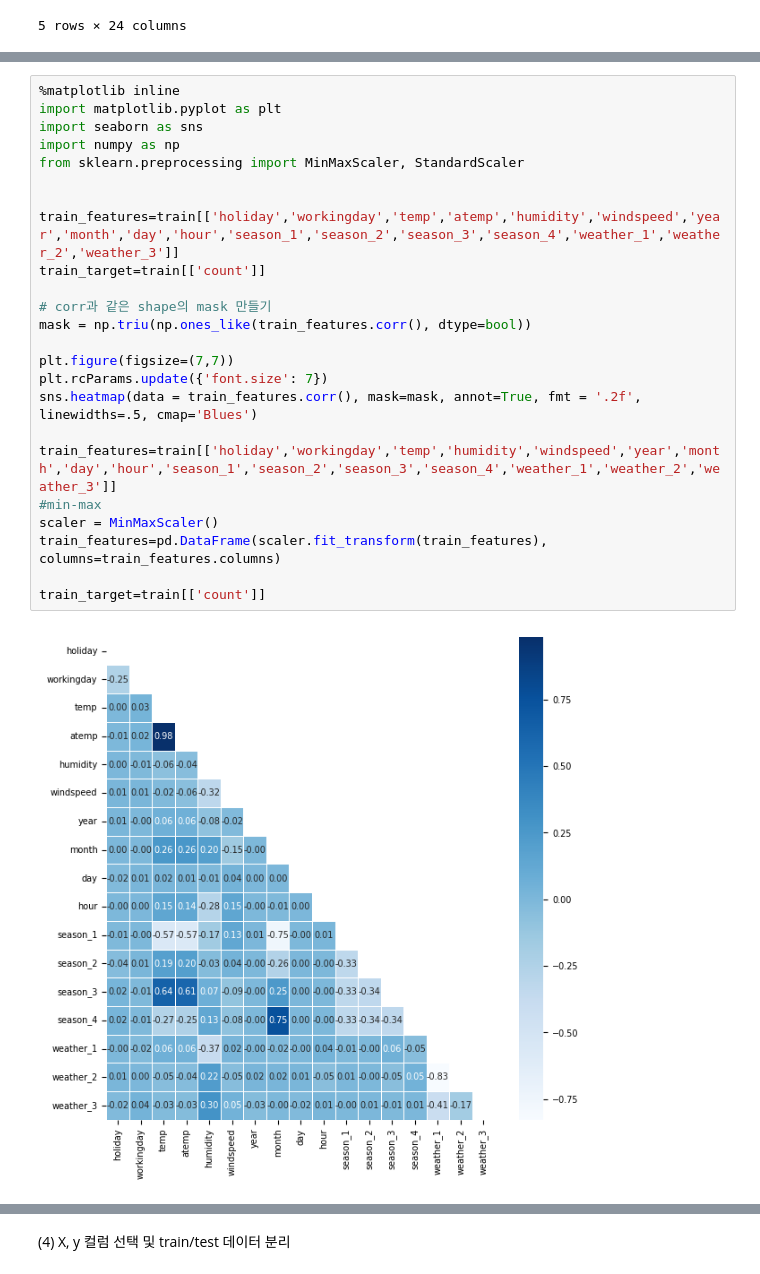
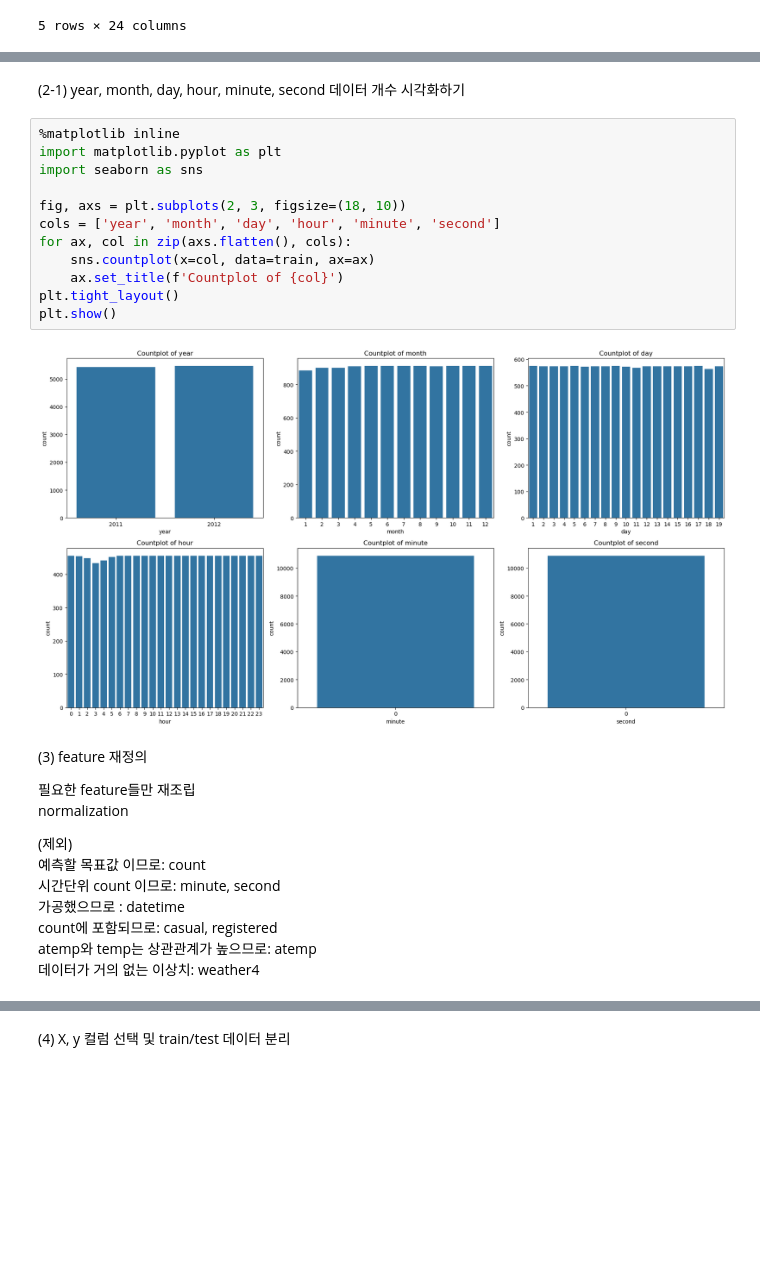
Before and after one commit to jacksju0/AIFFEL_quest_rs, a Jupyter notebook: Exploration/Ex01/BikeSharingDemand.ipynb, the cells around one changed output, grey strips where cells are left out. Drawn from its saved outputs; the diff is of its cells as text; blank space fills up the shorter version.

```diff
--- a/Exploration/Ex01/BikeSharingDemand.ipynb
+++ b/Exploration/Ex01/BikeSharingDemand.ipynb
@@ -92,26 +78,29 @@ atemp와 temp는 상관관계가 높으므로: atemp
+# %% [markdown]
+(2-1) year, month, day, hour, minute, second 데이터 개수 시각화하기
 # %%
 %matplotlib inline
 import matplotlib.pyplot as plt
 import seaborn as sns
-import numpy as np
-from sklearn.preprocessing import MinMaxScaler, StandardScaler
 
-
-train_features=train[['holiday','workingday','temp','atemp','humidity','windspeed','year','month','day','hour','season_1','season_2','season_3','season_4','weather_1','weather_2','weather_3']]
-train_target=train[['count']]
-
-# corr과 같은 shape의 mask 만들기
-mask = np.triu(np.ones_like(train_features.corr(), dtype=bool))
-
-plt.figure(figsize=(7,7))
-plt.rcParams.update({'font.size': 7})
-sns.heatmap(data = train_features.corr(), mask=mask, annot=True, fmt = '.2f', linewidths=.5, cmap='Blues')
-
-train_features=train[['holiday','workingday','temp','humidity','windspeed','year','month','day','hour','season_1','season_2','season_3','season_4','weather_1','weather_2','weather_3']]
-#min-max
-scaler = MinMaxScaler()
-train_features=pd.DataFrame(scaler.fit_transform(train_features), columns=train_features.columns)
-
-train_target=train[['count']]
+fig, axs = plt.subplots(2, 3, figsize=(18, 10))
+cols = ['year', 'month', 'day', 'hour', 'minute', 'second']
+for ax, col in zip(axs.flatten(), cols):
+    sns.countplot(x=col, data=train, ax=ax)
+    ax.set_title(f'Countplot of {col}')
+plt.tight_layout()
+plt.show()
 # %% [output]
-[figure, old version]
+[figure, new version]
+# %% [markdown]
+(3) feature 재정의
+
+필요한 feature들만 재조립
+normalization
+
+(제외)
+예측할 목표값 이므로: count
+시간단위 count 이므로: minute, second
+가공했으므로 : datetime
+count에 포함되므로: casual, registered
+atemp와 temp는 상관관계가 높으므로: atemp
+데이터가 거의 없는 이상치: weather4
```
Also changed, not shown: parts of 2 cells of this notebook.
